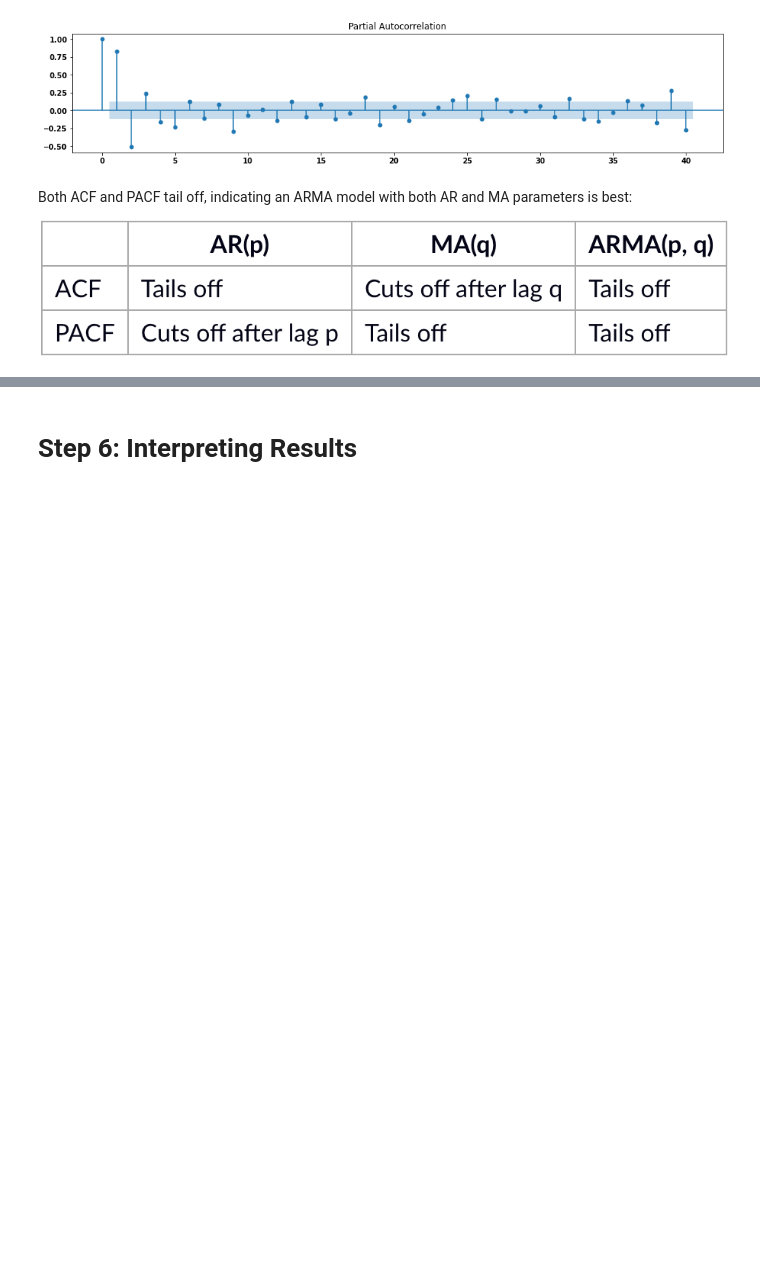
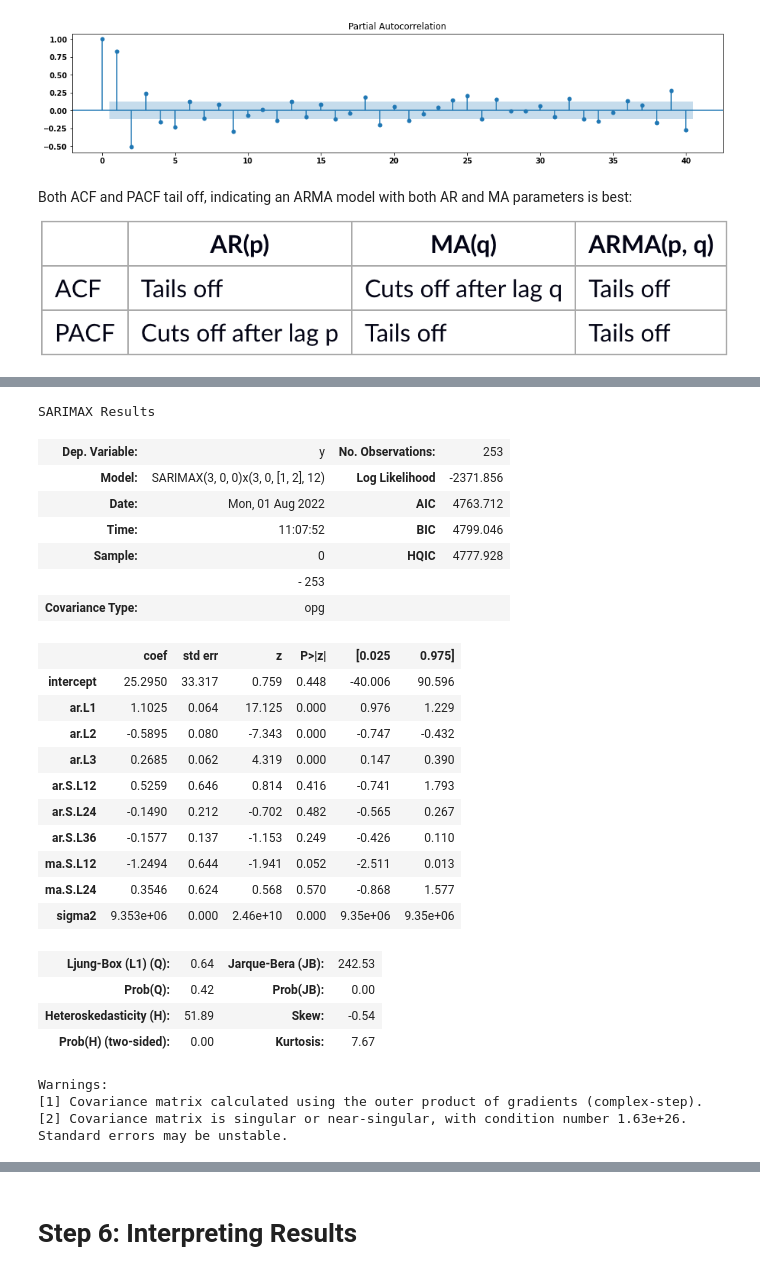
Before and after one commit to yehcolum/ZillowTimeSeries, a Jupyter notebook: time-series/Zillow Data Time Series Analysis.ipynb, the cells around one changed output, grey strips where cells are left out. Cells and saved outputs as stored; diff of their text form; code cells hidden in the pictures; blank space fills up the shorter version.

Commit message:
auto_arima stepwise parameter search

```diff
--- a/time-series/Zillow Data Time Series Analysis.ipynb
+++ b/time-series/Zillow Data Time Series Analysis.ipynb
@@ -692,0 +916,8 @@ r5_arma.fit()
+# %%
+r3_autoarima = auto_arima(r3_roll_diff, start_p=0, start_q=0, m=12, d=0,
+                          information_criterion='aic', max_d=3, max_q=3,
+                          max_p=3, start_P=0, start_Q=0, D=0, max_P=3, max_Q=3,
+                          max_D=3, seasonal=True, trace=True, stepwise=True,
+                          suppress_warnings=True
+
+                         )
@@ -692,0 +948,29 @@ r5_arma.fit()
+# %%
+r3_autoarima.summary()
+# %% [output]
+SARIMAX Results
+| Dep. Variable: | y | No. Observations: | 253 |
+| Model: | SARIMAX(3, 0, 0)x(3, 0, [1, 2], 12) | Log Likelihood | -2371.856 |
+| Date: | Mon, 01 Aug 2022 | AIC | 4763.712 |
+| Time: | 11:07:52 | BIC | 4799.046 |
+| Sample: | 0 | HQIC | 4777.928 |
+|  | - 253 |  |  |
+| Covariance Type: | opg |  |  |
+|  | coef | std err | z | P>|z| | [0.025 | 0.975] |
+| intercept | 25.2950 | 33.317 | 0.759 | 0.448 | -40.006 | 90.596 |
+| ar.L1 | 1.1025 | 0.064 | 17.125 | 0.000 | 0.976 | 1.229 |
+| ar.L2 | -0.5895 | 0.080 | -7.343 | 0.000 | -0.747 | -0.432 |
+| ar.L3 | 0.2685 | 0.062 | 4.319 | 0.000 | 0.147 | 0.390 |
+| ar.S.L12 | 0.5259 | 0.646 | 0.814 | 0.416 | -0.741 | 1.793 |
+| ar.S.L24 | -0.1490 | 0.212 | -0.702 | 0.482 | -0.565 | 0.267 |
+| ar.S.L36 | -0.1577 | 0.137 | -1.153 | 0.249 | -0.426 | 0.110 |
+| ma.S.L12 | -1.2494 | 0.644 | -1.941 | 0.052 | -2.511 | 0.013 |
+| ma.S.L24 | 0.3546 | 0.624 | 0.568 | 0.570 | -0.868 | 1.577 |
+| sigma2 | 9.353e+06 | 0.000 | 2.46e+10 | 0.000 | 9.35e+06 | 9.35e+06 |
+| Ljung-Box (L1) (Q): | 0.64 | Jarque-Bera (JB): | 242.53 |
+| Prob(Q): | 0.42 | Prob(JB): | 0.00 |
+| Heteroskedasticity (H): | 51.89 | Skew: | -0.54 |
+| Prob(H) (two-sided): | 0.00 | Kurtosis: | 7.67 |
+Warnings:
+[1] Covariance matrix calculated using the outer product of gradients (complex-step).
+[2] Covariance matrix is singular or near-singular, with condition number 1.63e+26. Standard errors may be unstable.
```
Also changed, not shown: parts of 12 cells of this notebook.
